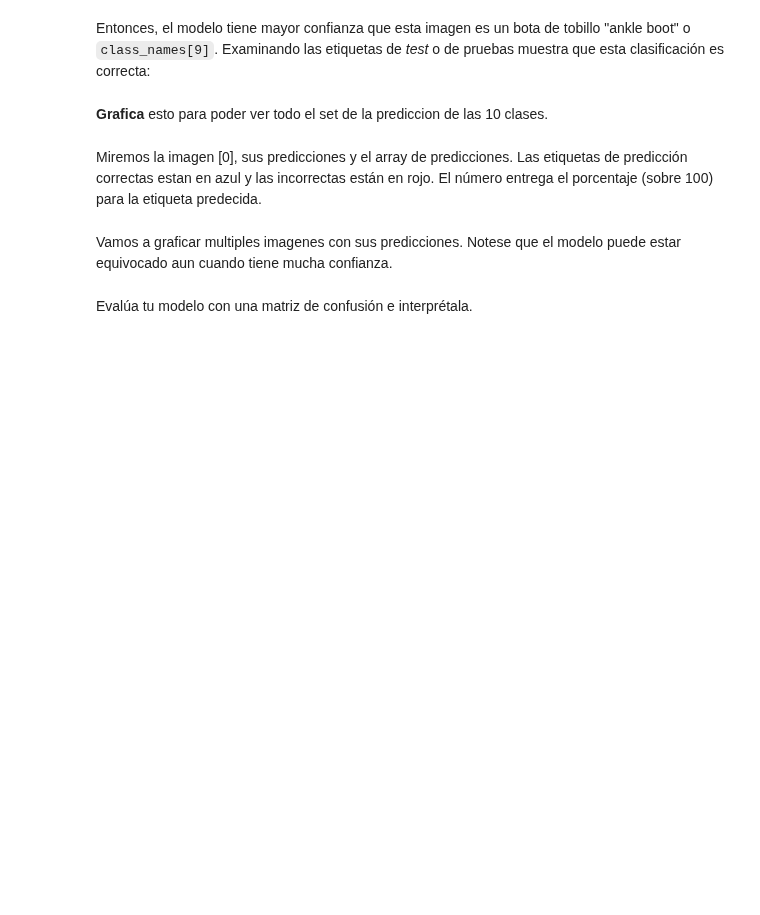
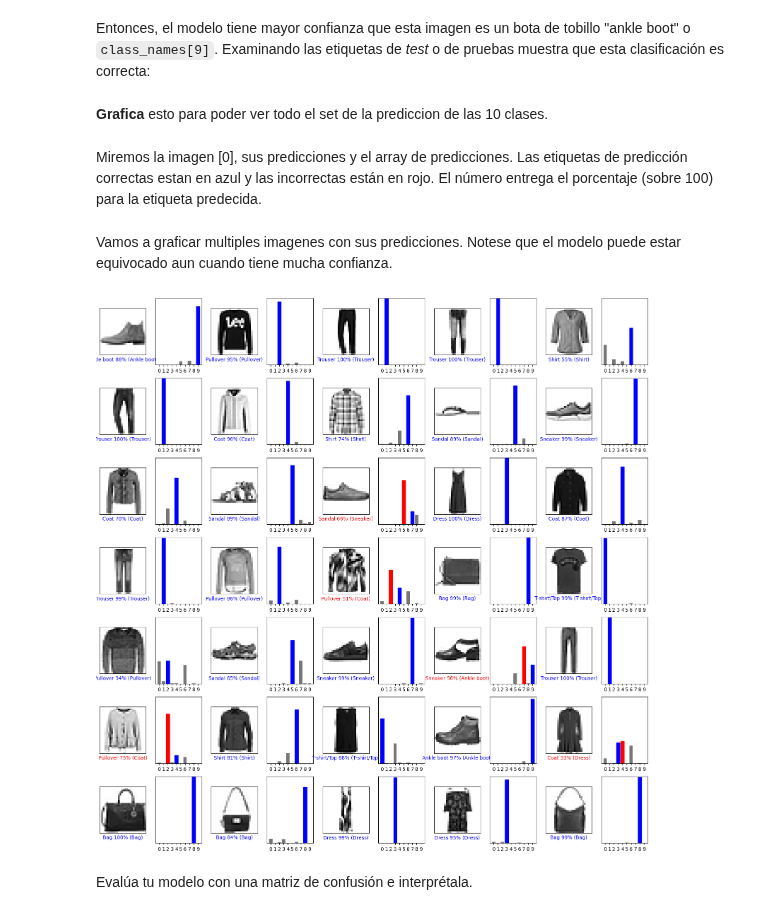
Before and after one commit to mrborjabarber/2509_dsft_thebridge_valencia, a Jupyter notebook: 3-Machine_Leaning/3-Deep_Learning/1-Intro_Deep_Learning/ejercicios/Deep_Learning_classification.ipynb, the cells around one changed output. Drawn from its saved outputs; the diff is of its cells as text; code cells hidden in the pictures; blank space fills up the shorter version.

```diff
--- a/3-Machine_Leaning/3-Deep_Learning/1-Intro_Deep_Learning/ejercicios/Deep_Learning_classification.ipynb
+++ b/3-Machine_Leaning/3-Deep_Learning/1-Intro_Deep_Learning/ejercicios/Deep_Learning_classification.ipynb
@@ -137,5 +478,24 @@ Entonces, el modelo tiene mayor confianza que esta imagen es un bota de tobillo
 Miremos la imagen [0], sus predicciones y el array de predicciones. Las etiquetas de predicción correctas estan en azul y las incorrectas están en rojo. El número entrega el porcentaje (sobre 100) para la etiqueta predecida.
 # %% [markdown]
 Vamos a graficar multiples imagenes con sus predicciones. Notese que el modelo puede estar equivocado aun cuando tiene mucha confianza.
+# %%
+# Configuración del grid
+n_rows = 7  # 7 filas
+n_cols = 5  # 5 columnas
+n_img = n_rows * n_cols  # Total: 35 imágenes
+
+plt.figure(figsize=(20, 20))
+
+# Para cada una de las primeras 35 imágenes
+for i in range(n_img):
+    # Subplot para la imagen (posiciones impares: 1, 3, 5, ...)
+    plt.subplot(n_rows, n_cols * 2, 2*i + 1)
+    plot_image(i, y_pred[i], y_test, X_test)
+
+    # Subplot para el gráfico de barras (posiciones pares: 2, 4, 6, ...)
+    plt.subplot(n_rows, n_cols * 2, 2*i + 2)
+    plot_value_array(i, y_pred[i], y_test)
+# %% [output]
+[figure, added]
 # %% [markdown]
 Evalúa tu modelo con una matriz de confusión e interprétala.
```
Also changed, not shown: parts of 35 cells of this notebook, 2 other files.
